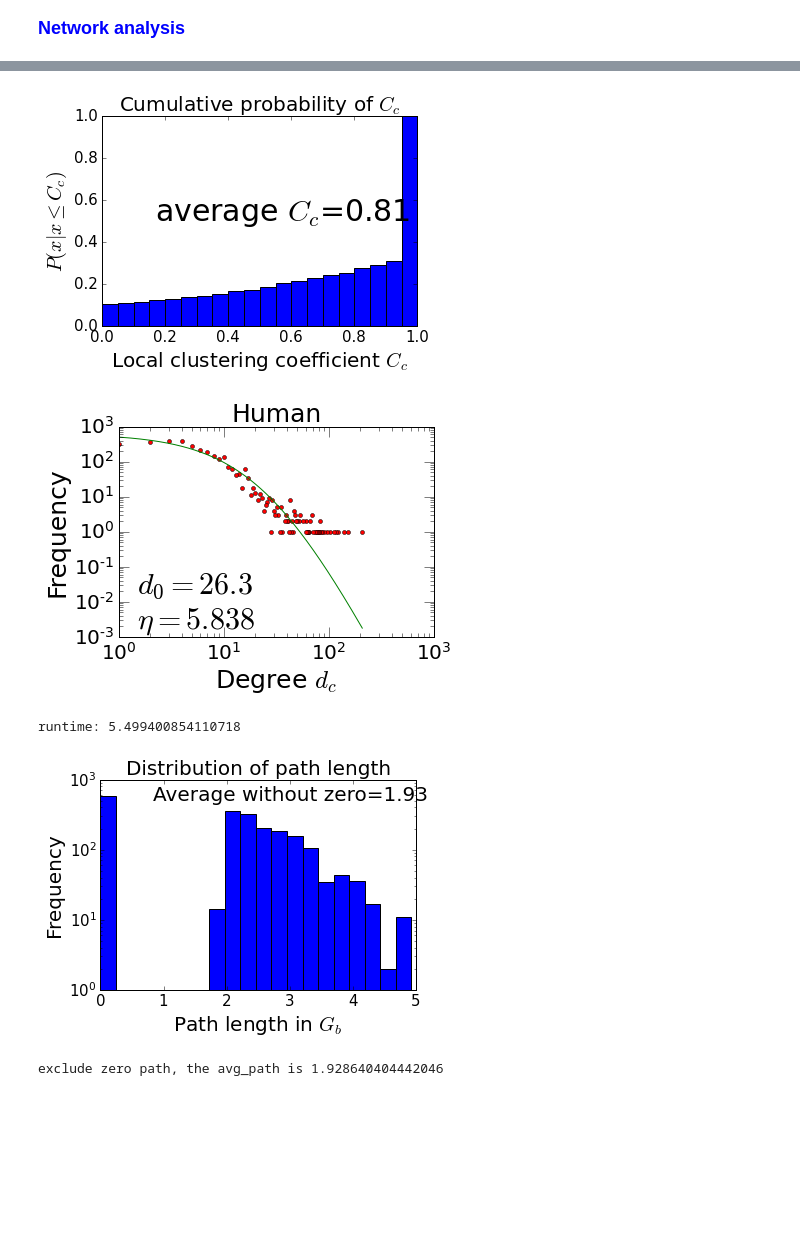
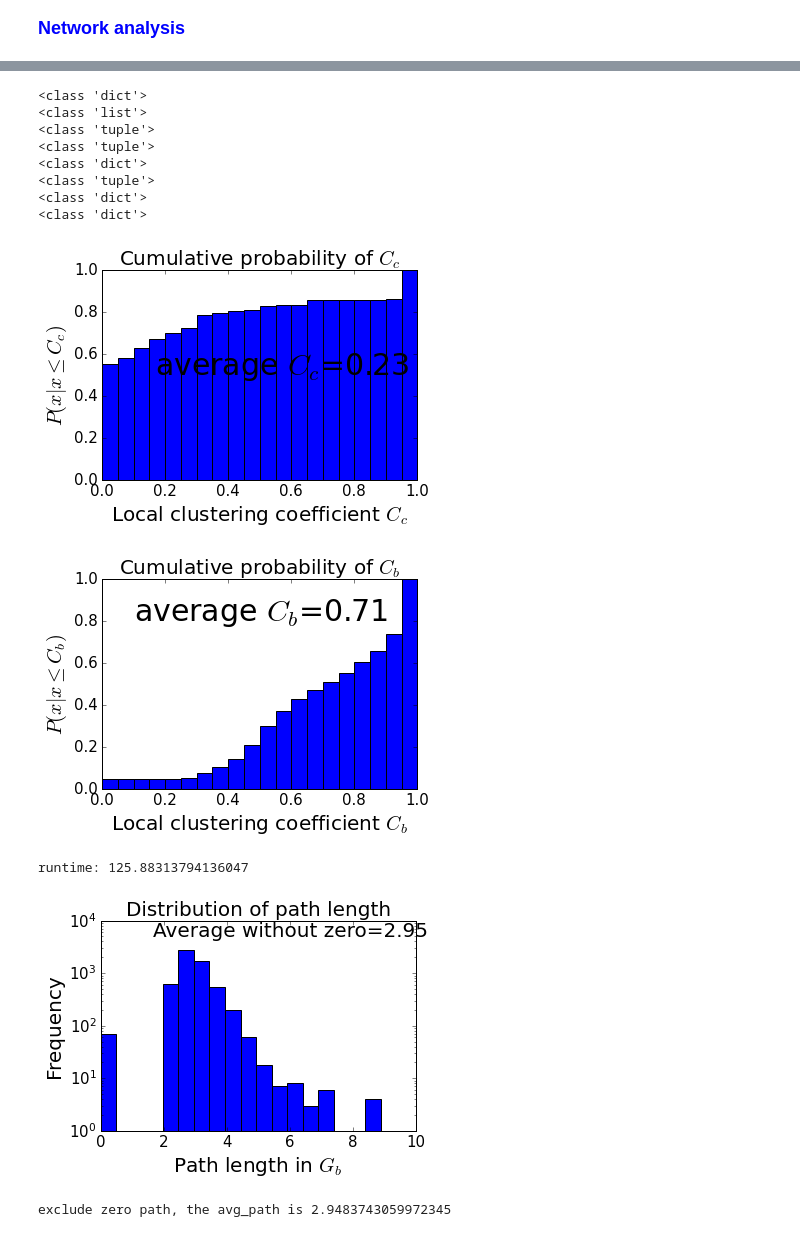
Before and after one commit to godofhoe/Genetics-Linguistics-Correspondence, a Jupyter notebook: Scaling-linguistics/English/Run_case_by_case.ipynb, the cells around one changed output, grey strips where cells are left out. Drawn from its saved outputs; the diff is of its cells as text; code cells hidden in the pictures; blank space fills up the shorter version.

```diff
--- a/Scaling-linguistics/English/Run_case_by_case.ipynb
+++ b/Scaling-linguistics/English/Run_case_by_case.ipynb
@@ -61,7 +66,7 @@ plt.style.use('classic')
 #encode = "UTF-16" #(1)
 encode = "UTF-8"   #(2)
 ##if anything gets into trouble, use (1) instead of (2), and vise versa.
-name = 'Human'
+name = 'The Hobbit'
 filename = name + '.txt' #change filename if you want to get statictical information of another txt file
 # %%
 ##text file.
@@ -185,6 +164,6 @@ Color = '#ff0000'
 FORMAT = 'pdf' #the format of your picture
 
 
-coordinate = draw_RRD_plot(big, word, syl, longest, name, V, H,
+RRD_coordinate = draw_RRD_plot(big, word, syl, longest, name, V, H,
                            need_line, number_of_lines, Color, FORMAT)
 # %% [output]
@@ -293,5 +269,5 @@ detail: Module/denoise.py <br>
 # %%
 FORMAT = 'png' #the format of your picture
 
-fit_with_cut(glu, Rg[0], V, H, Zipf, name, FORMAT)
+fit_para_best = fit_with_cut(glu, Rg[0], V, H, Zipf, name, FORMAT)
 # %% [output]
@@ -303,7 +276,7 @@ fitting range = [617, 2468]
 # %% [markdown]
 <font color='blue' size='4'><b>Network analysis</b><br></font>
 # %%
-graph_block, graph_compo = build_edge(coordinate)
+graph_block, graph_compo = build_edge(RRD_coordinate)
 G_block, cluster_block, block_degree_sequence = graph_block[0], graph_block[1], graph_block[2]
 G_compo, cluster_compo, compo_degree_sequence = graph_compo[0], graph_compo[1], graph_compo[2]
 # %%
@@ -315,9 +310,20 @@ plot_degree_block(name, block_degree_sequence, FORMAT = 'pdf', Path = '')
+# %%
+D = read_parameters(para_filename)
+# %% [output]
+<class 'dict'>
+<class 'list'>
+<class 'tuple'>
+<class 'tuple'>
+<class 'dict'>
+<class 'tuple'>
+<class 'dict'>
+<class 'dict'>
 # %%
 plot_cluster_compo(name, cluster_compo, FORMAT = 'pdf', Path = '')
-plot_degree_compo(name, compo_degree_sequence, FORMAT = 'pdf', Path = '')
+plot_cluster_block(name, cluster_block, FORMAT = 'pdf', Path = '')
 # %% [output]
-[figure, old version]
+[figure, new version]
-[figure, old version]
+[figure, new version]
 # %%
 tStart = time.time()
 sum_shortest_path_block = build_shortest_path(G_block)
@@ -327,9 +333,9 @@ print('runtime:', tEnd - tStart)
 
 plot_shortest_path(name, sum_shortest_path_block, G_name = '$G_b$')
 # %% [output]
-runtime: 5.499400854110718
+runtime: 125.88313794136047
-[figure, old version]
+[figure, new version]
-exclude zero path, the avg_path is 1.928640404442046
+exclude zero path, the avg_path is 2.9483743059972345
 # %%
 tStart = time.time()
 sum_shortest_path_compo = build_shortest_path(G_compo)
```
Also changed, not shown: parts of 23 cells of this notebook, 1 other file.
